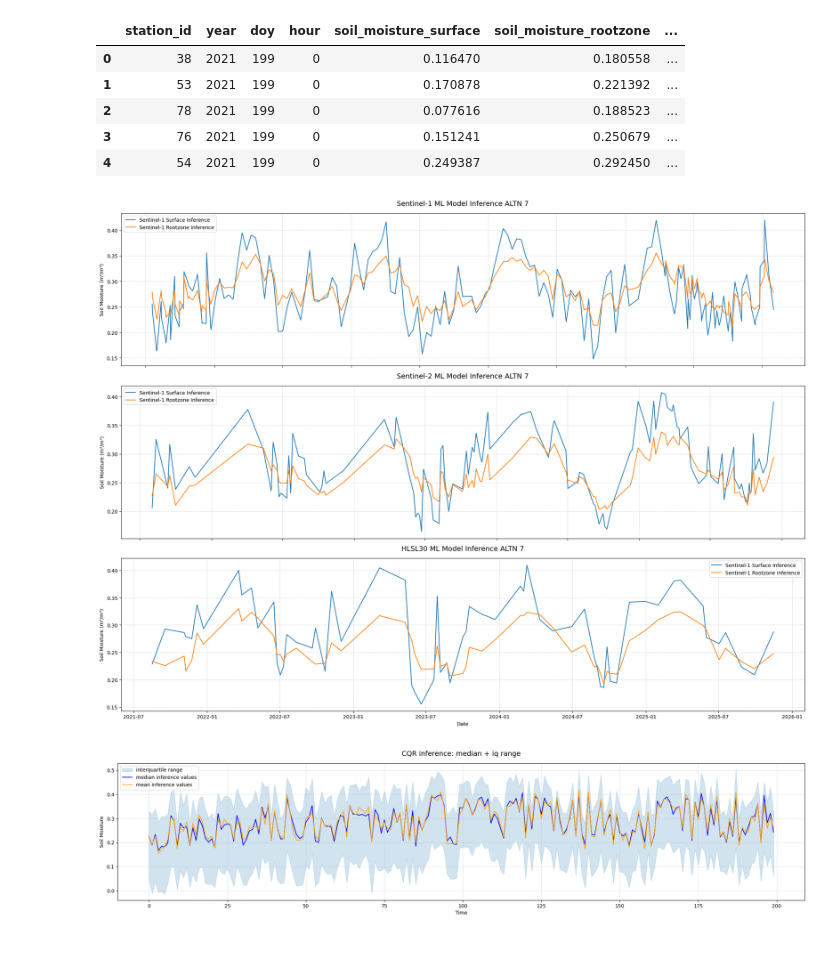
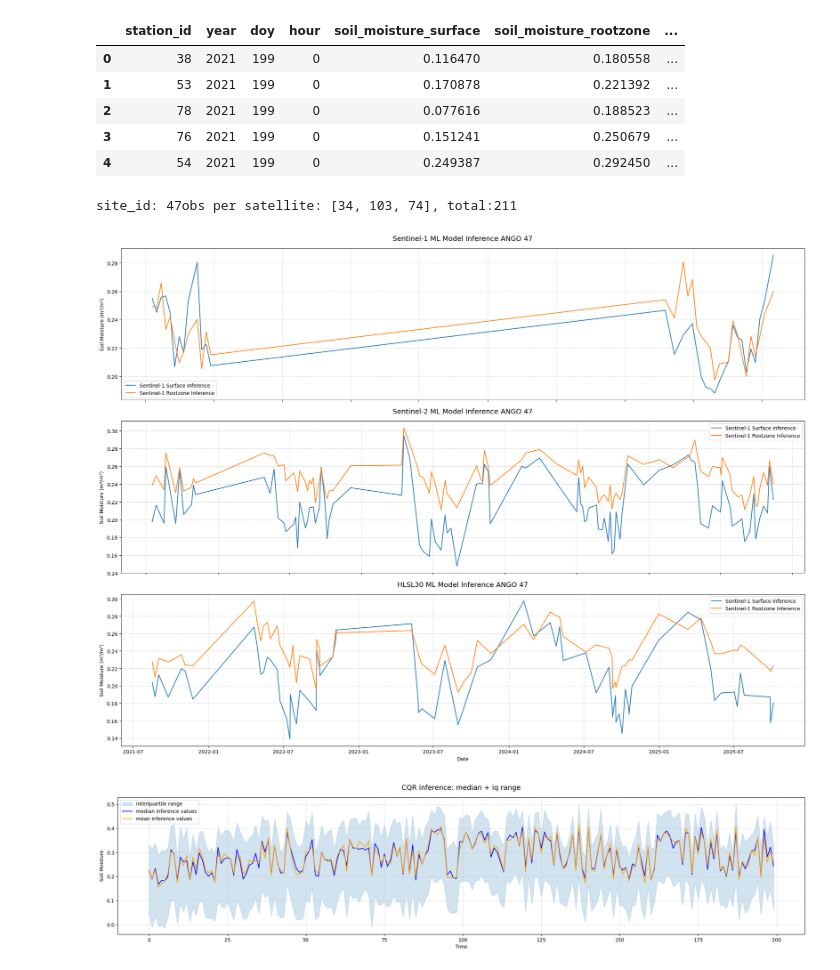
Before and after one commit to ilmcconnell/HRSM, a Jupyter notebook: HRSM_MAPPING_ML_pipeline_multiplePoints_lgar_inputs.ipynb, the cells around one changed output. Drawn from its saved outputs; the diff is of its cells as text; code cells hidden in the pictures.

```diff
--- a/HRSM_MAPPING_ML_pipeline_multiplePoints_lgar_inputs.ipynb
+++ b/HRSM_MAPPING_ML_pipeline_multiplePoints_lgar_inputs.ipynb
@@ -3288,43 +3289,52 @@ import matplotlib.pyplot as plt
 
 
 def plot_satellite_layer_inference(
     satellite_layer_inference_all_sites_df: pd.DataFrame,
     satellite_name: str,
     site_id: int,
     ax: plt.Axes | None = None,
 ) -> plt.Axes:
   cols = ["datetime", "soil_moisture_surface", "soil_moisture_rootzone"]
   s1_inf_site_df = (
       satellite_layer_inference_all_sites_df[satellite_layer_inference_all_sites_df["station_id"] == site_id][cols]
   )
+  n_obs = len(s1_inf_site_df)
+  # print(f"df len for site {site_id}: {n_obs}")
   if plt.Axes is None:
     fig, ax = plt.subplots(1, 1, figsize=(20,5))
   ax.plot(s1_inf_site_df["datetime"], s1_inf_site_df["soil_moisture_surface"], label ='Sentinel-1 Surface Inference')
   ax.plot(s1_inf_site_df["datetime"], s1_inf_site_df["soil_moisture_rootzone"], label='Sentinel-1 Rootzone Inference')
 
   ax.set_xlabel('Date')
   ax.set_ylabel('Soil Moisture (m³/m³)')
   ax.legend()
   ax.grid(True, linestyle='--', alpha=0.5)
   ax.set_title(f'{satellite_name} ML Model Inference {wisconet_id_to_station_code[site_id]} {site_id}', fontsize=14, pad=15)
-  return ax
+  return ax, n_obs
+
 
 fig, axes = plt.subplots(3, 1, figsize=(20, 15))
-site_id = 7
-for i, (data, title, ax) in enumerate(zip(
-    [sentinel1_inference_all_sites_df, sentinel2_inference_all_sites_df, hlsl30_inference_all_sites_df],
-    ["Sentinel-1", "Sentinel-2", "HLSL30"],
-    axes.ravel()
-  )):
-  ax = plot_satellite_layer_inference(data, title, site_id, ax)
+site_id = 47
+obs_counts = []
+for i, (data, title, ax) in enumerate(
+    zip(
+      [sentinel1_inference_all_sites_df, sentinel2_inference_all_sites_df, hlsl30_inference_all_sites_df],
+      ["Sentinel-1", "Sentinel-2", "HLSL30"],
+      axes.ravel()
+    )
+  ):
+  ax, n_obs = plot_satellite_layer_inference(data, title, site_id, ax)
+  obs_counts.append(n_obs)
   if i < 2:
     ax.set_xticklabels([])
     ax.set_xlabel("")
+
+print(f"site_id: {site_id}obs per satellite: {obs_counts}, total:{sum(obs_counts)}")
 plt.tight_layout()
-
 plt.show()
 # %% [output]
+site_id: 47obs per satellite: [34, 103, 74], total:211
-[figure, old version]
+[figure, new version]
 # %%
 import matplotlib.pyplot as plt
 
```
Also changed, not shown: parts of 18 cells of this notebook.
